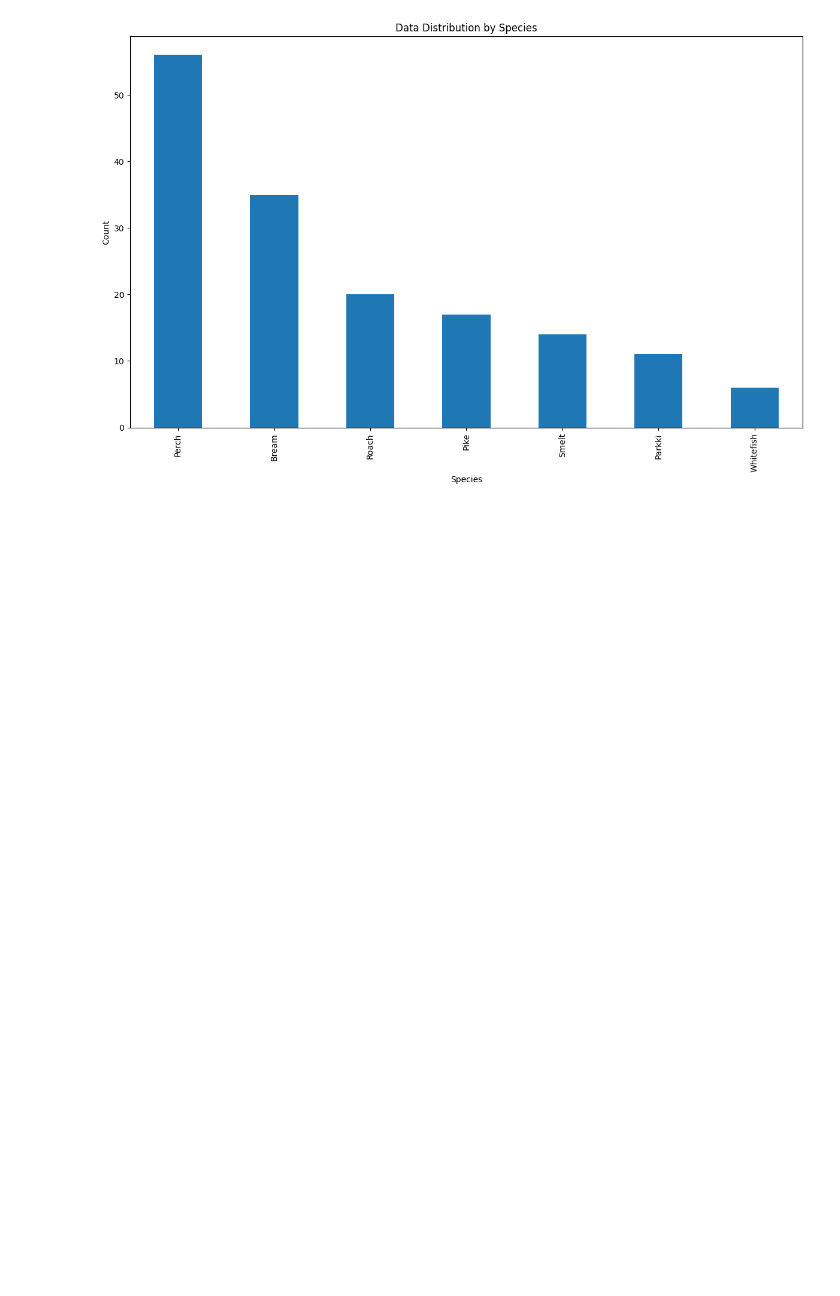
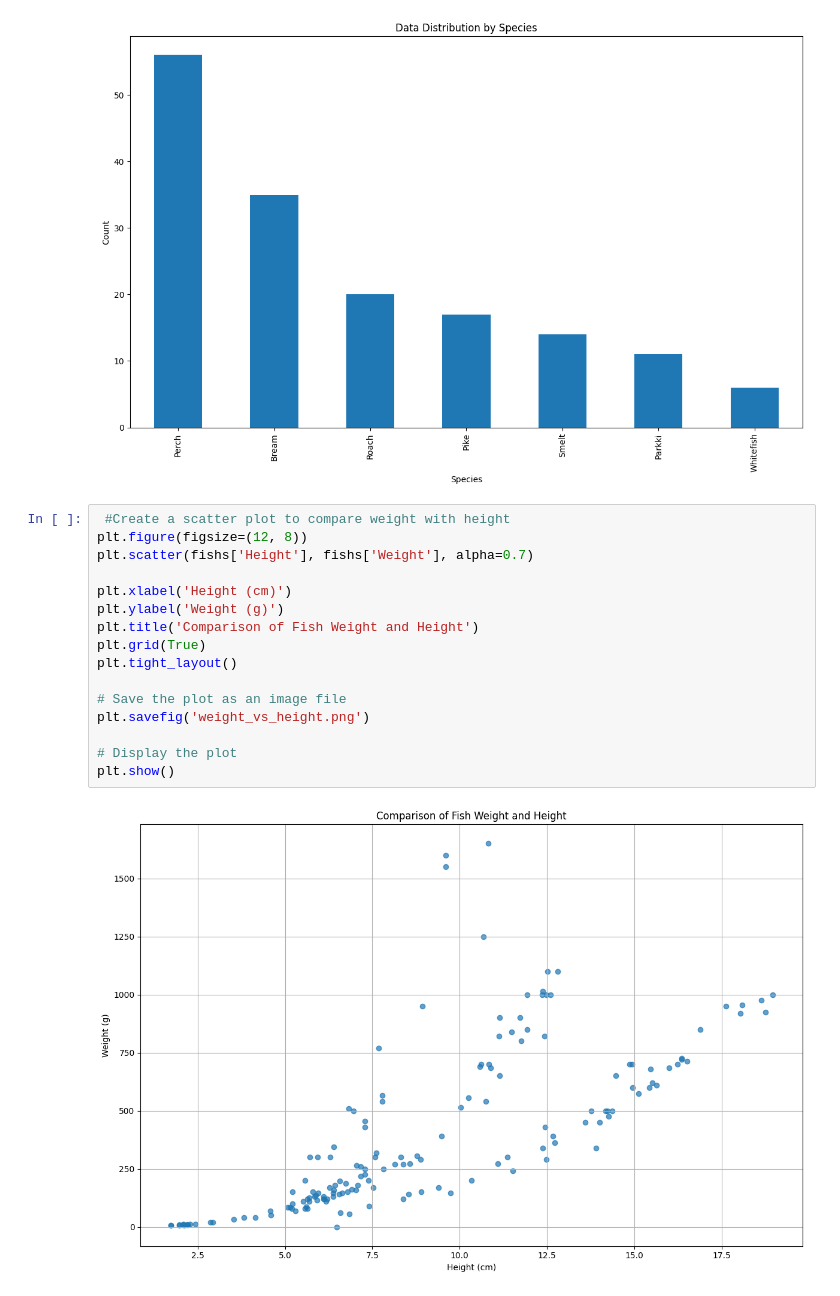
Before and after one commit to muhammadkayed/GazaSkyGeeksRepo, a Jupyter notebook: FishWeightPrediction.ipynb, the cells around one changed output. Drawn from its saved outputs; the diff is of its cells as text; blank space fills up the shorter version.

```diff
--- a/FishWeightPrediction.ipynb
+++ b/FishWeightPrediction.ipynb
@@ -138,3 +138,21 @@ plt.savefig('data_distribution_by_species.png')
 plt.show()
 # %% [output]
 [figure]
+# %%
+ #Create a scatter plot to compare weight with height
+plt.figure(figsize=(12, 8))
+plt.scatter(fishs['Height'], fishs['Weight'], alpha=0.7)
+
+plt.xlabel('Height (cm)')
+plt.ylabel('Weight (g)')
+plt.title('Comparison of Fish Weight and Height')
+plt.grid(True)
+plt.tight_layout()
+
+# Save the plot as an image file
+plt.savefig('weight_vs_height.png')
+
+# Display the plot
+plt.show()
+# %% [output]
+[figure, added]
```
Also changed, not shown: parts of 2 cells of this notebook.
